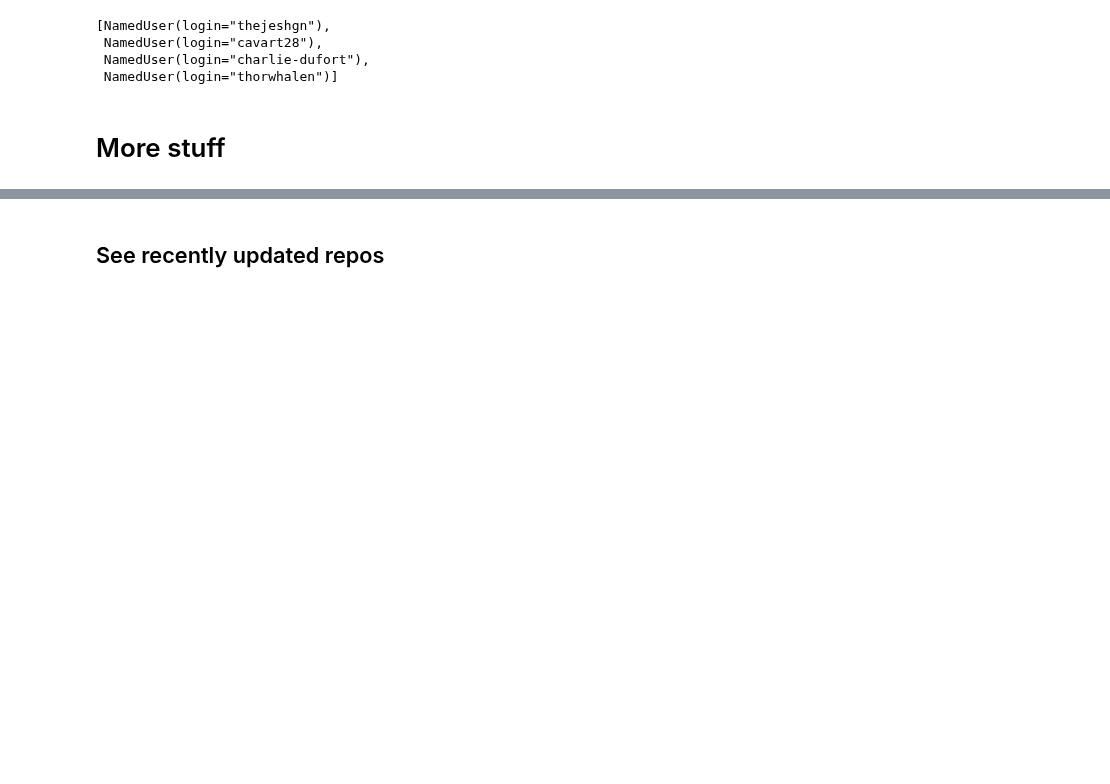
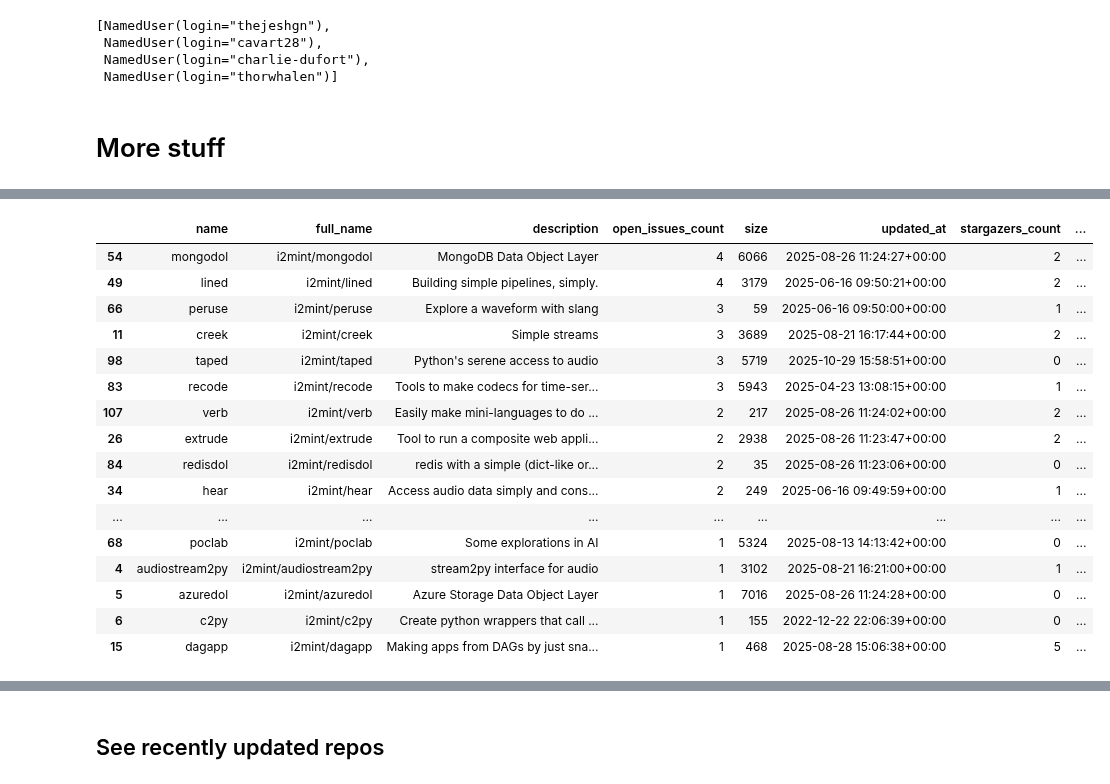
Before and after one commit to thorwhalen/hubcap, a Jupyter notebook: misc/hubcap_demo.ipynb, the cells around one changed output, grey strips where cells are left out. Drawn from its saved outputs; the diff is of its cells as text; code cells hidden in the pictures; blank space fills up the shorter version.

```diff
--- a/misc/hubcap demo.ipynb
+++ b/misc/hubcap_demo.ipynb
@@ -199,0 +217,34 @@ list(stargazers.repo.get_stargazers())
+# %%
+def org_repos_infos(org_name):
+    org_repos = GithubReader(org_name)
+    for repo_name in org_repos:
+        full_name = f"{org_name}/{repo_name}"
+        try:
+            yield get_repository_info(full_name)
+        except Exception as e:
+            print(f"Error fetching info for {full_name}: {e}")
+            print("Continuing...")
+# %%
+import pandas as pd
+
+i2mint_repos_info = pd.DataFrame(org_repos_infos('i2mint', refresh=False))
+# %%
+i2mint_repos_info.sort_values('open_issues_count', ascending=False).iloc[18:40]
+# %% [output]
+|  | name | full_name | description | open_issues_count | size | updated_at | stargazers_count | ... |
+| 54 | mongodol | i2mint/mongodol | MongoDB Data Object Layer | 4 | 6066 | 2025-08-26 11:24:27+00:00 | 2 | ... |
+| 49 | lined | i2mint/lined | Building simple pipelines, simply. | 4 | 3179 | 2025-06-16 09:50:21+00:00 | 2 | ... |
+| 66 | peruse | i2mint/peruse | Explore a waveform with slang | 3 | 59 | 2025-06-16 09:50:00+00:00 | 1 | ... |
+| 11 | creek | i2mint/creek | Simple streams | 3 | 3689 | 2025-08-21 16:17:44+00:00 | 2 | ... |
+| 98 | taped | i2mint/taped | Python's serene access to audio | 3 | 5719 | 2025-10-29 15:58:51+00:00 | 0 | ... |
+| 83 | recode | i2mint/recode | Tools to make codecs for time-ser... | 3 | 5943 | 2025-04-23 13:08:15+00:00 | 1 | ... |
+| 107 | verb | i2mint/verb | Easily make mini-languages to do ... | 2 | 217 | 2025-08-26 11:24:02+00:00 | 2 | ... |
+| 26 | extrude | i2mint/extrude | Tool to run a composite web appli... | 2 | 2938 | 2025-08-26 11:23:47+00:00 | 2 | ... |
+| 84 | redisdol | i2mint/redisdol | redis with a simple (dict-like or... | 2 | 35 | 2025-08-26 11:23:06+00:00 | 0 | ... |
+| 34 | hear | i2mint/hear | Access audio data simply and cons... | 2 | 249 | 2025-06-16 09:49:59+00:00 | 1 | ... |
+| ... | ... | ... | ... | ... | ... | ... | ... | ... |
+| 68 | poclab | i2mint/poclab | Some explorations in AI | 1 | 5324 | 2025-08-13 14:13:42+00:00 | 0 | ... |
+| 4 | audiostream2py | i2mint/audiostream2py | stream2py interface for audio | 1 | 3102 | 2025-08-21 16:21:00+00:00 | 1 | ... |
+| 5 | azuredol | i2mint/azuredol | Azure Storage Data Object Layer | 1 | 7016 | 2025-08-26 11:24:28+00:00 | 0 | ... |
+| 6 | c2py | i2mint/c2py | Create python wrappers that call ... | 1 | 155 | 2022-12-22 22:06:39+00:00 | 0 | ... |
+| 15 | dagapp | i2mint/dagapp | Making apps from DAGs by just sna... | 1 | 468 | 2025-08-28 15:06:38+00:00 | 5 | ... |
```
Also changed, not shown: parts of 5 cells of this notebook, 5 other files.
